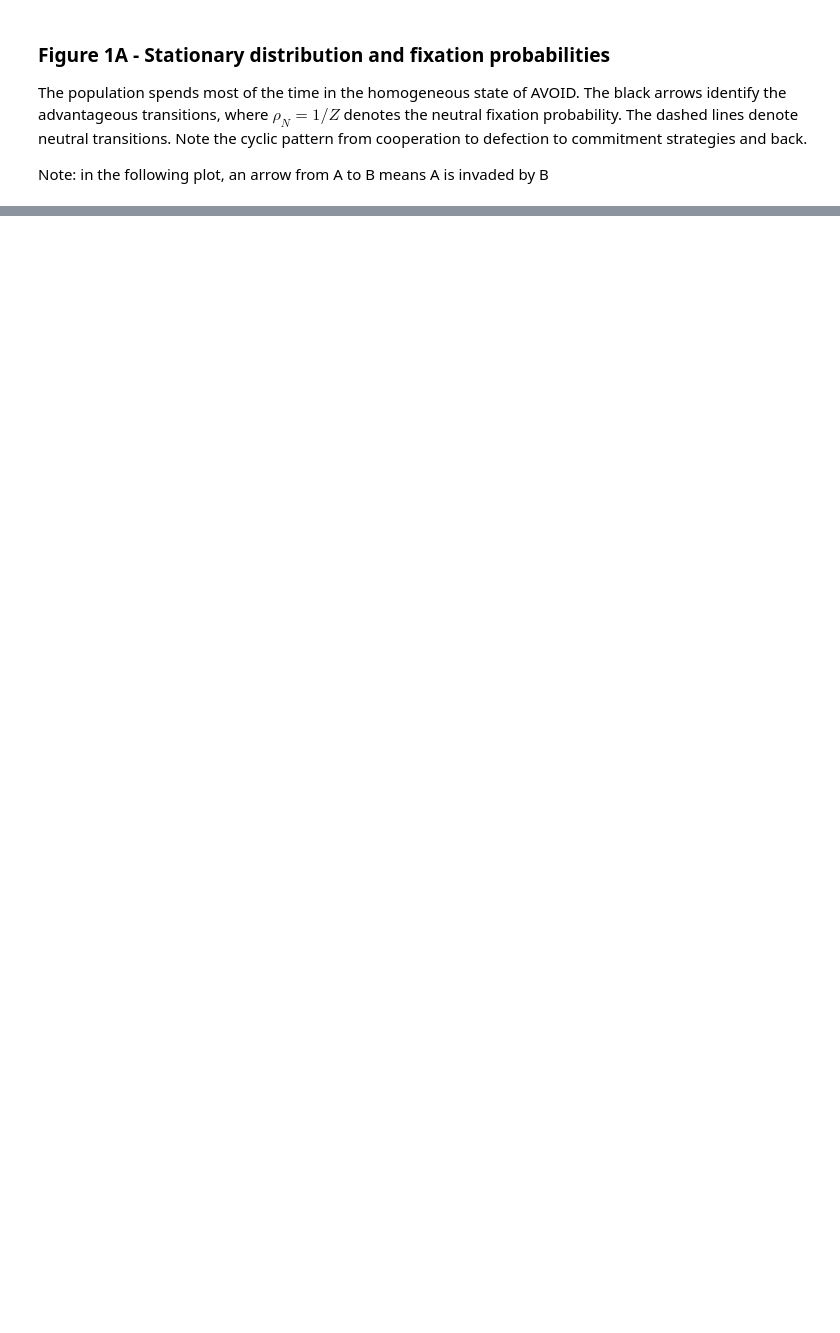
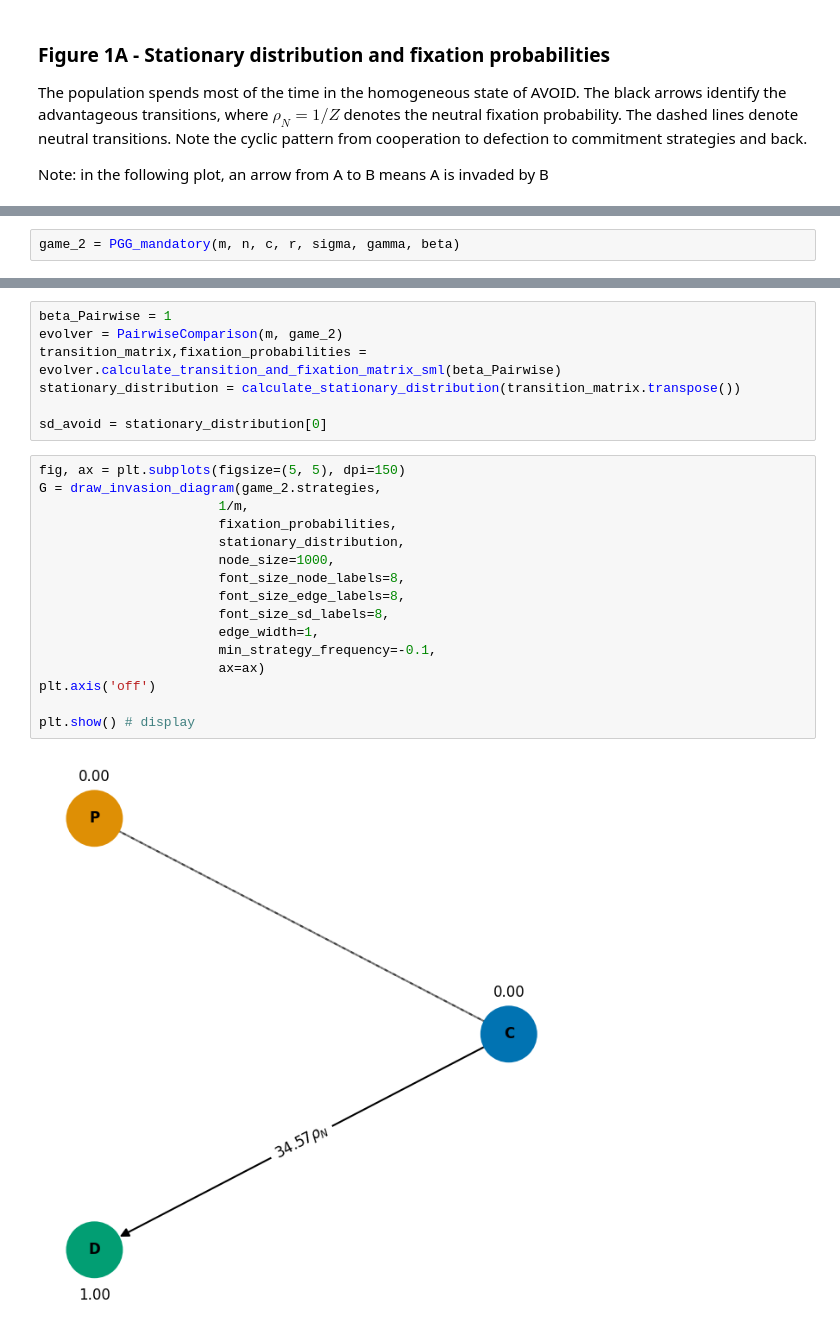
Before and after one commit to Tomvray/ULB, a Jupyter notebook: Learning dynamics/via freedom to cohersion.ipynb, the cells around one changed output, grey strips where cells are left out. Cells and saved outputs as stored; diff of their text form; blank space fills up the shorter version.

```diff
--- a/Learning dynamics/via freedom to cohersion.ipynb
+++ b/Learning dynamics/via freedom to cohersion.ipynb
@@ -210,0 +291,2 @@ plt.show() # display
+# %%
+game_2 = PGG_mandatory(m, n, c, r, sigma, gamma, beta)
@@ -210,0 +311,25 @@ plt.show() # display
+# %%
+beta_Pairwise = 1
+evolver = PairwiseComparison(m, game_2)
+transition_matrix,fixation_probabilities = evolver.calculate_transition_and_fixation_matrix_sml(beta_Pairwise)
+stationary_distribution = calculate_stationary_distribution(transition_matrix.transpose())
+
+sd_avoid = stationary_distribution[0]
+# %%
+fig, ax = plt.subplots(figsize=(5, 5), dpi=150)
+G = draw_invasion_diagram(game_2.strategies,
+                       1/m,
+                       fixation_probabilities,
+                       stationary_distribution,
+                       node_size=1000,
+                       font_size_node_labels=8,
+                       font_size_edge_labels=8,
+                       font_size_sd_labels=8,
+                       edge_width=1,
+                       min_strategy_frequency=-0.1,
+                       ax=ax)
+plt.axis('off')
+
+plt.show() # display
+# %% [output]
+[figure, added]
```
Also changed, not shown: parts of 7 cells of this notebook.
